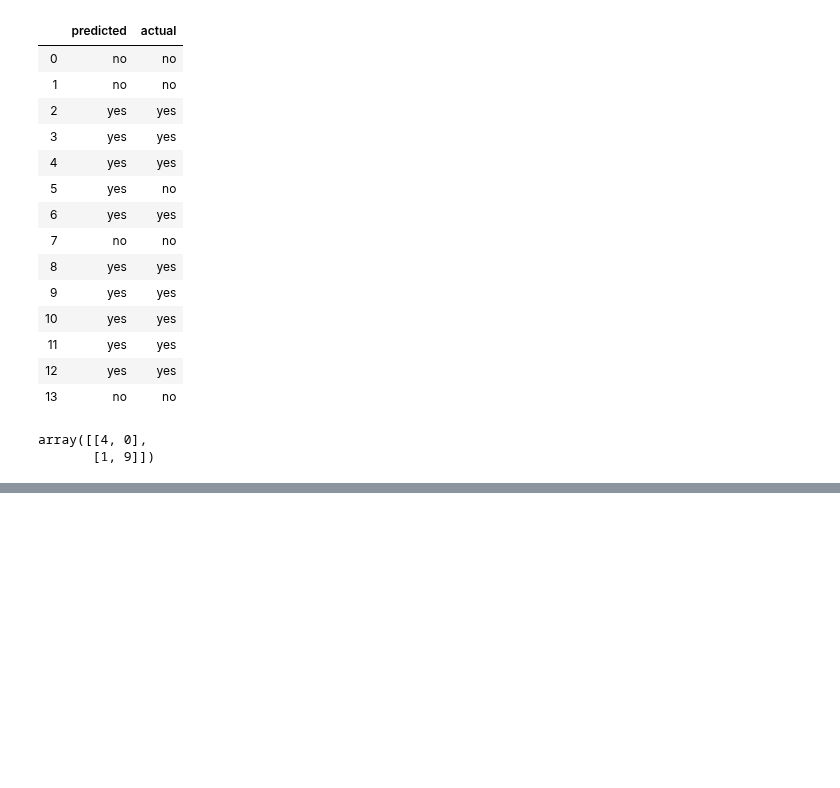
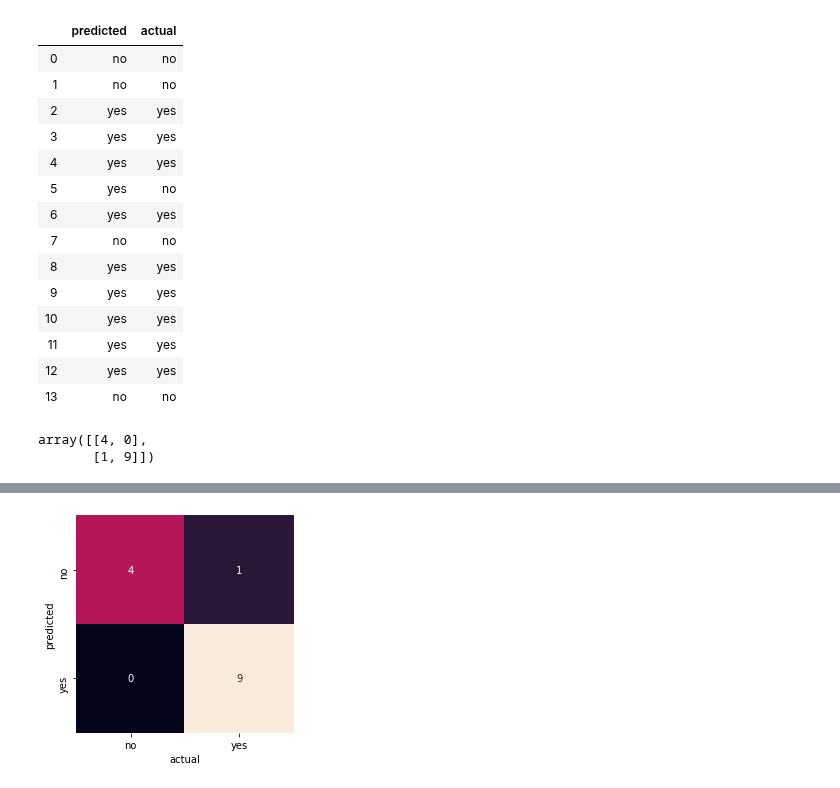
Before and after one commit to mrcorbett/MET_CS677_DataScienceWithPython, a Jupyter notebook: Lectures/Module5 (Predictive Analytics - Part 2)/sklearn_classification_naiveBayes02_categoricalData.ipynb, the cells around one changed output, grey strips where cells are left out. Saved outputs shown, nothing was run; the diff lists cells and outputs as text; code cells hidden in the pictures; blank space fills up the shorter version.

```diff
--- a/Lectures/Module5 (Predictive Analytics - Part 2)/sklearn_classification_naiveBayes02_categoricalData.ipynb
+++ b/Lectures/Module5 (Predictive Analytics - Part 2)/sklearn_classification_naiveBayes02_categoricalData.ipynb
@@ -152,0 +154,32 @@ array([[4, 0],
+# %%
+class WorkingHeatmap():
+    def __init__(self, xlabel, ylabel):
+        self.xlabel = xlabel
+        self.ylabel = ylabel
+
+    def plot(self,
+        data, vmin=None, vmax=None, cmap=None, center=None, robust=False,
+        annot=None, fmt='.2g', annot_kws=None, linewidths=0, linecolor='white',
+        cbar=True, cbar_kws=None, cbar_ax=None, square=False, xticklabels='auto',
+        yticklabels='auto', mask=None, ax=None, **kwargs):
+
+        sns.heatmap(
+            data, vmin, vmax, cmap, center, robust,
+            annot, fmt, annot_kws, linewidths, linecolor,
+            cbar, cbar_kws, cbar_ax, square, xticklabels,
+            yticklabels, mask, ax, **kwargs)
+        plt.xlabel(self.xlabel)
+        plt.ylabel(self.ylabel);
+
+        bottom_y, top_y = plt.ylim()
+        bottom_y += 0.5
+        top_y -= 0.5
+        plt.ylim(bottom_y, top_y)
+        plt.show()
+
+heatmap = WorkingHeatmap(xlabel='actual', ylabel='predicted')
+heatmap.plot(cm.T, square=True, annot=True, fmt='d', cbar=False,
+            xticklabels=labels,
+            yticklabels=labels)
+# %% [output]
+[figure, added]
```
Also changed, not shown: parts of 4 cells of this notebook, 5 other files.
